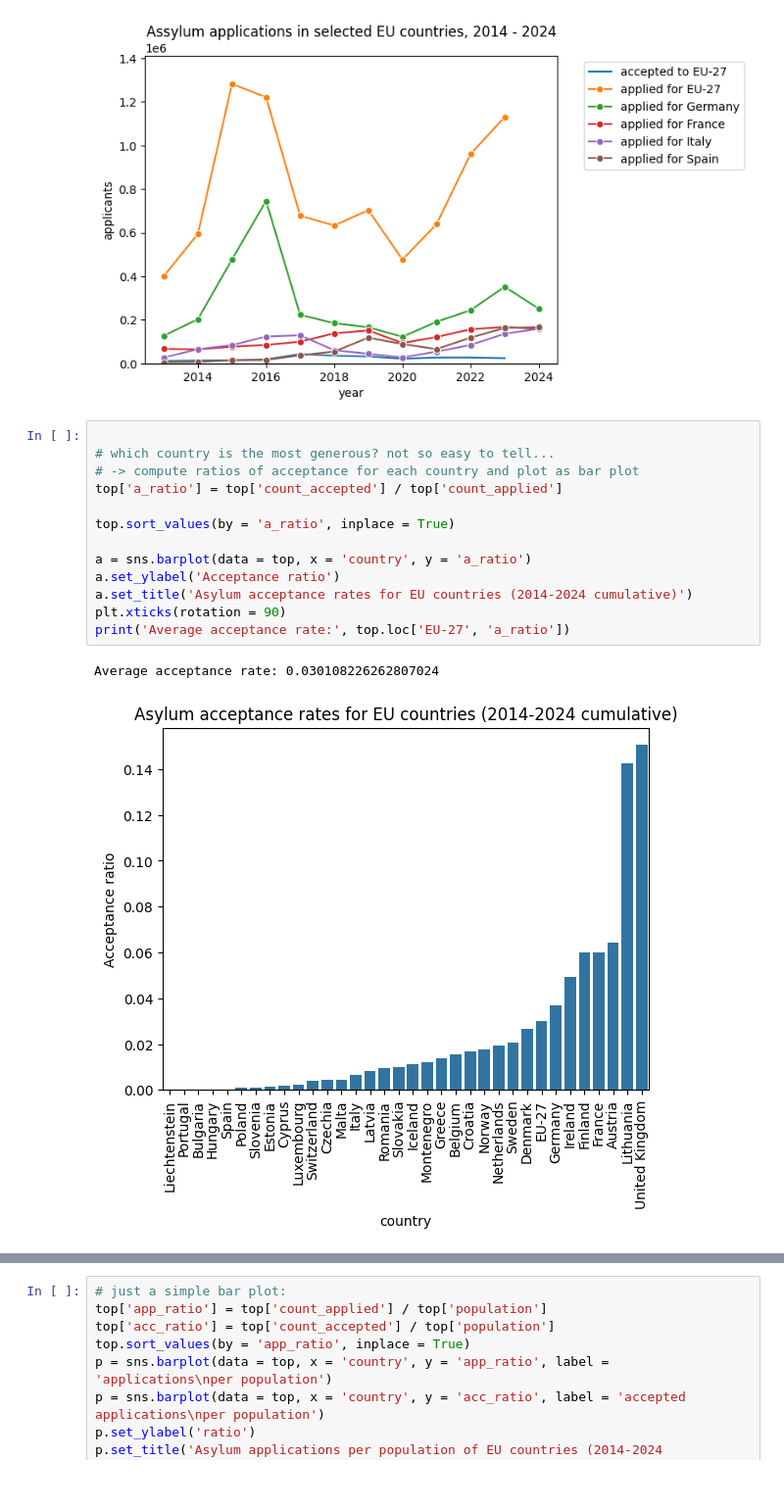
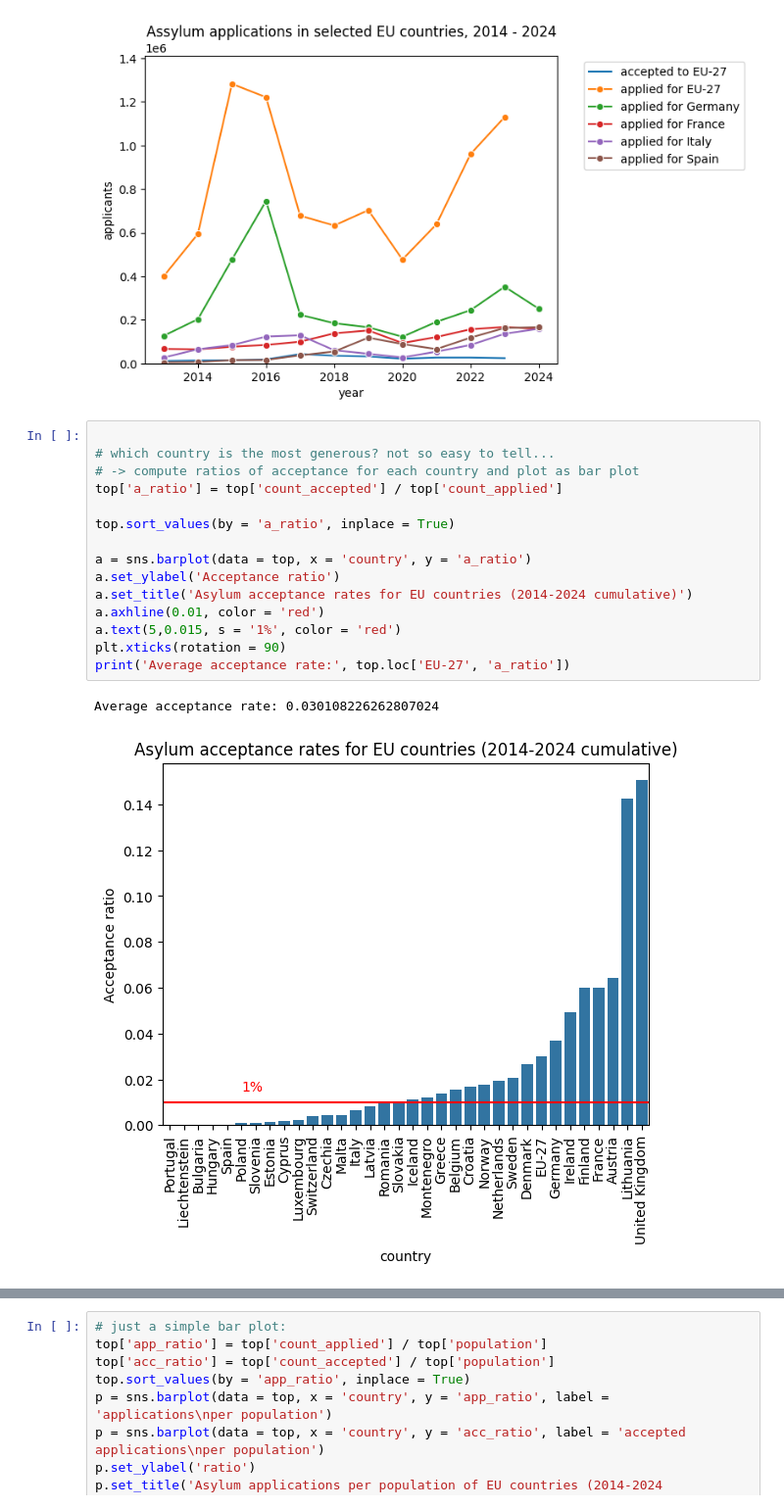
Before and after one commit to jatofi-official/migration-eu-analysis, a Jupyter notebook: Notebooks/asylum_ado_.ipynb, the cells around one changed output, grey strips where cells are left out. Shown at 98% size. Drawn from its saved outputs; the diff is of its cells as text.

```diff
--- a/Notebooks/asylum_ado_.ipynb
+++ b/Notebooks/asylum_ado_.ipynb
@@ -85,19 +85,21 @@ Countries to choose from: Index(['EU-27', 'Germany', 'France', 'Italy', 'Spain',
 # %%
 
 # which country is the most generous? not so easy to tell...
 # -> compute ratios of acceptance for each country and plot as bar plot
 top['a_ratio'] = top['count_accepted'] / top['count_applied']
 
 top.sort_values(by = 'a_ratio', inplace = True)
 
 a = sns.barplot(data = top, x = 'country', y = 'a_ratio')
 a.set_ylabel('Acceptance ratio')
 a.set_title('Asylum acceptance rates for EU countries (2014-2024 cumulative)')
+a.axhline(0.01, color = 'red')
+a.text(5,0.015, s = '1%', color = 'red')
 plt.xticks(rotation = 90)
 print('Average acceptance rate:', top.loc['EU-27', 'a_ratio'])
 # %% [output]
 Average acceptance rate: 0.030108226262807024
-[figure, old version]
+[figure, new version]
 # %%
 populations = pd.read_csv('../Data/population.csv')
 populations.replace('European Union - 27 countries (from 2020)','EU-27', inplace= True)
```
Also changed, not shown: parts of 8 cells of this notebook, 2 other files.
